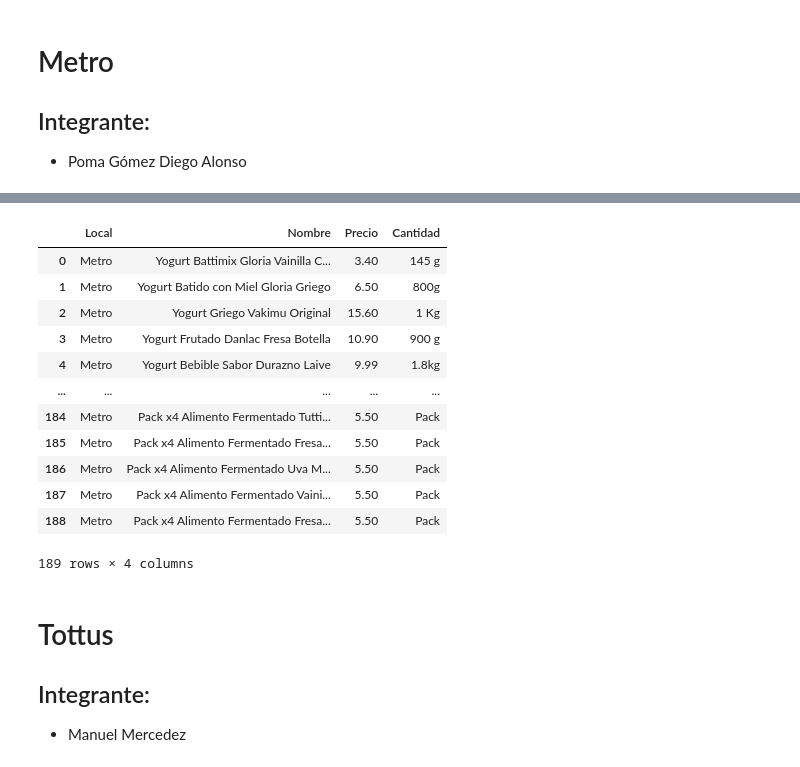
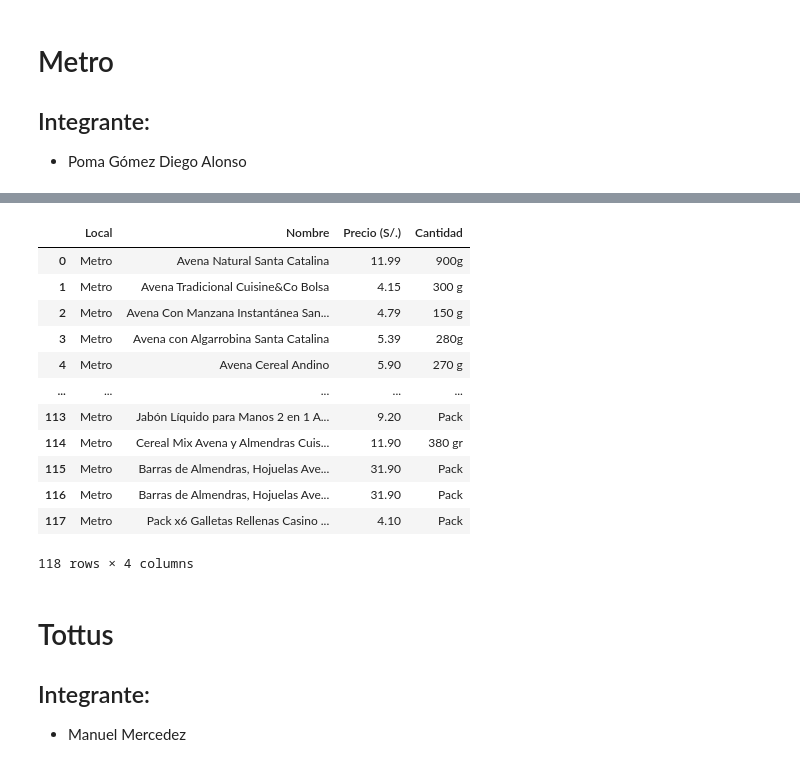
Before and after one commit to Diego020A/Trabajo_Final_LP2, a Jupyter notebook: Trabajo Final LP2.ipynb, the cells around one changed output, grey strips where cells are left out. Saved outputs shown, nothing was run; the diff lists cells and outputs as text; code cells hidden in the pictures.

```diff
--- a/Trabajo Final LP2.ipynb
+++ b/Trabajo Final LP2.ipynb
@@ -111,7 +122,7 @@ total1=[]
 saco1=[]      # Nombre y Precio
 saco2=[]      # Cantidad
 
-for i in total_datos:
+for i in datos1:
     saco1=[]   # nombre-precio-cantidad
     saco2=[]   # cantidad
     saco3=[]   # Agrupa los datos de cada producto
@@ -172,47 +183,47 @@ for i in total_datos:
                 saco2.append(q[0])
 
             if saco2[0]=='Pack' or saco2[0]=='Mix':
                 saco3.append('Metro')
                 saco3.append(saco1[0])
             else:
                 saco1=saco1[0].replace(saco2[0],'')
                 saco3.append('Metro')
                 saco3.append(saco1)
 
         elif e==i[1]:
             e=e.split()
             for q in e:
                 z=re.findall('\d.+',q)
                 if len(z)>0:
                     saco3.append(z[0])
 
     saco3.append(saco2[0])
     total1.append(saco3)
 
 ## Longitud de los datos
 # len(total1
 
 # Se crea dataframe para estructurar datos con las columnas Nombre-Precio(S/.)-Cantidad
 
-columnas=['Local','Nombre','Precio','Cantidad']
+columnas=['Local','Nombre','Precio (S/.)','Cantidad']
 Metro=pd.DataFrame(data=total1,columns=columnas)
 
 driver.close()
 Metro
 # %% [output]
-|  | Local | Nombre | Precio | Cantidad |
-| 0 | Metro | Yogurt Battimix Gloria Vainilla C... | 3.40 | 145 g |
-| 1 | Metro | Yogurt Batido con Miel Gloria Griego | 6.50 | 800g |
-| 2 | Metro | Yogurt Griego Vakimu Original | 15.60 | 1 Kg |
-| 3 | Metro | Yogurt Frutado Danlac Fresa Botella | 10.90 | 900 g |
-| 4 | Metro | Yogurt Bebible Sabor Durazno Laive | 9.99 | 1.8kg |
+|  | Local | Nombre | Precio (S/.) | Cantidad |
+| 0 | Metro | Avena Natural Santa Catalina | 11.99 | 900g |
+| 1 | Metro | Avena Tradicional Cuisine&Co Bolsa | 4.15 | 300 g |
+| 2 | Metro | Avena Con Manzana Instantánea San... | 4.79 | 150 g |
+| 3 | Metro | Avena con Algarrobina Santa Catalina | 5.39 | 280g |
+| 4 | Metro | Avena Cereal Andino | 5.90 | 270 g |
 | ... | ... | ... | ... | ... |
-| 184 | Metro | Pack x4 Alimento Fermentado Tutti... | 5.50 | Pack |
-| 185 | Metro | Pack x4 Alimento Fermentado Fresa... | 5.50 | Pack |
-| 186 | Metro | Pack x4 Alimento Fermentado Uva M... | 5.50 | Pack |
-| 187 | Metro | Pack x4 Alimento Fermentado Vaini... | 5.50 | Pack |
-| 188 | Metro | Pack x4 Alimento Fermentado Fresa... | 5.50 | Pack |
+| 113 | Metro | Jabón Líquido para Manos 2 en 1 A... | 9.20 | Pack |
+| 114 | Metro | Cereal Mix Avena y Almendras Cuis... | 11.90 | 380 gr |
+| 115 | Metro | Barras de Almendras, Hojuelas Ave... | 31.90 | Pack |
+| 116 | Metro | Barras de Almendras, Hojuelas Ave... | 31.90 | Pack |
+| 117 | Metro | Pack x6 Galletas Rellenas Casino ... | 4.10 | Pack |
-189 rows × 4 columns
+118 rows × 4 columns
 # %% [markdown]
 # Tottus
 
```
Also changed, not shown: parts of 5 cells of this notebook.
